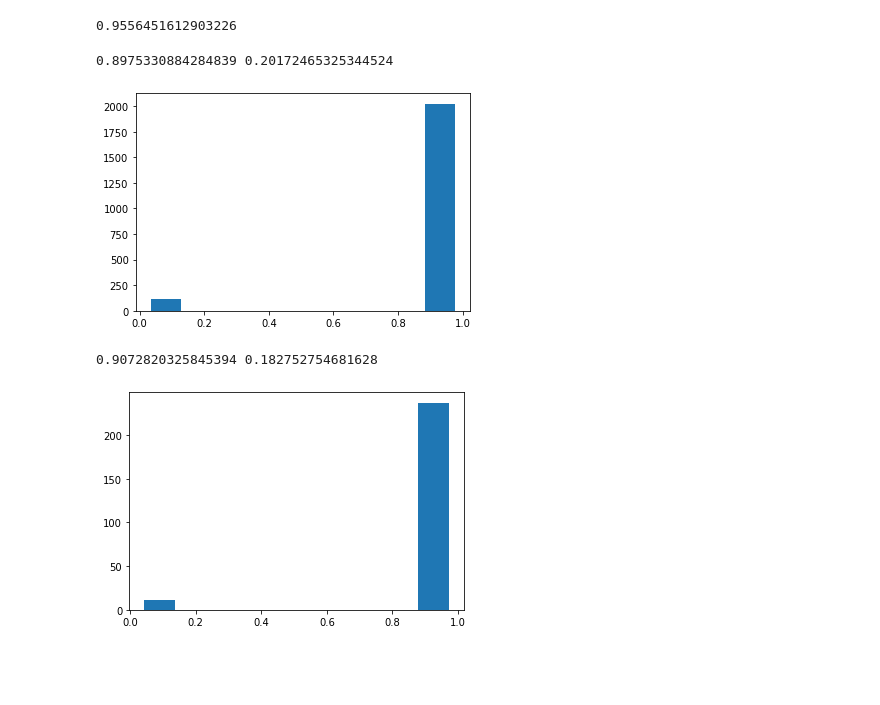
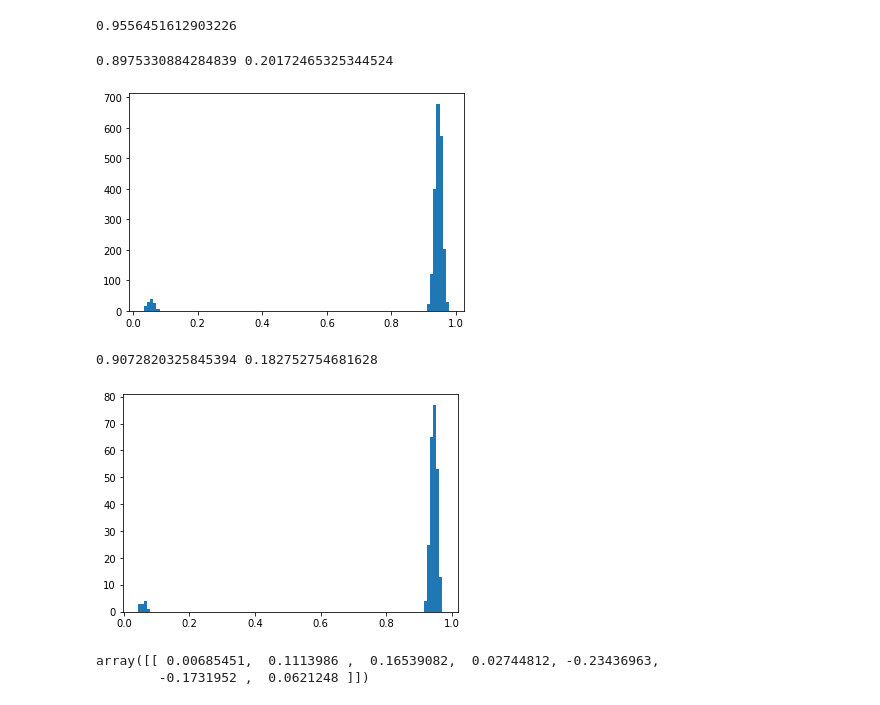
Before and after one commit to kolchinski/humanception-score, a Jupyter notebook: distances/Inception_experiment-BeGAN.ipynb, the cells around one changed output. Drawn from its saved outputs; the diff is of its cells as text; code cells hidden in the pictures; blank space fills up the shorter version.

```diff
--- a/distances/Inception_experiment-BeGAN.ipynb
+++ b/distances/Inception_experiment-BeGAN.ipynb
@@ -212,6 +212,9 @@ len(began_filenames), len(began_inception_features), len(began_distance_features
 #torch.save(began_filenames, 'began_filenames.pt')
 torch.save(began_inception_features, 'began_inception_features.pt')
 #torch.save(began_distance_features, 'began_distance_features.pt')
+# %%
+began_filenames = torch.load('began_filenames.pt', map_location=torch.device('cpu'))
+began_distance_features = torch.load('began_distance_features.pt', map_location=torch.device('cpu'))
 # %%
 small_progan_distance_features = []
 
@@ -301,6 +304,8 @@ with open('../all_gans_inf.csv') as f:
         dataset_name, img_name = split_name
 
         vote_index = 1 if row['correctness'] == row['realness'] else 0
+        if dataset_name == 'began5000' and row['realness'] == 'True': print(row)
+
         img_votes[dataset_name][img_name][vote_index] += 1
 
         dataset_counts[dataset_name] += 1
@@ -487,18 +512,23 @@ lr.score(X_val, Y_val)
 # %%
 probs = lr.predict_proba(X)
 true_probs = np.array([probs[i][Y[i]] for i in range(len(probs))])
 
-plt.hist(true_probs)
+plt.hist(true_probs, bins=100)
 print(np.mean(true_probs), np.std(true_probs))
 # %% [output]
 0.8975330884284839 0.20172465325344524
-[figure, old version]
+[figure, new version]
 # %%
 val_probs = lr.predict_proba(X_val)
 true_val_probs = np.array([val_probs[i][Y_val[i]] for i in range(len(val_probs))])
 
-plt.hist(true_val_probs)
+plt.hist(true_val_probs, bins=100)
 print(np.mean(true_val_probs), np.std(true_val_probs))
 # %% [output]
 0.9072820325845394 0.182752754681628
-[figure, old version]
+[figure, new version]
+# %%
+lr.coef_
+# %% [output]
+array([[ 0.00685451,  0.1113986 ,  0.16539082,  0.02744812, -0.23436963,
+        -0.1731952 ,  0.0621248 ]])
```
Also changed, not shown: parts of 5 cells of this notebook, 1 other file.
